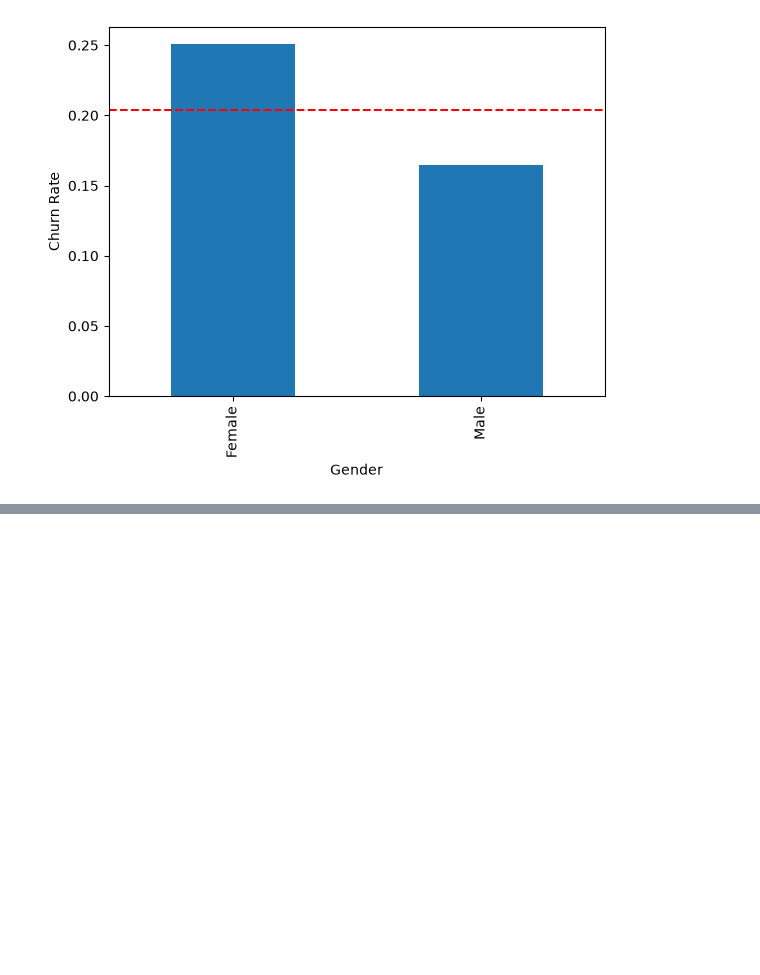
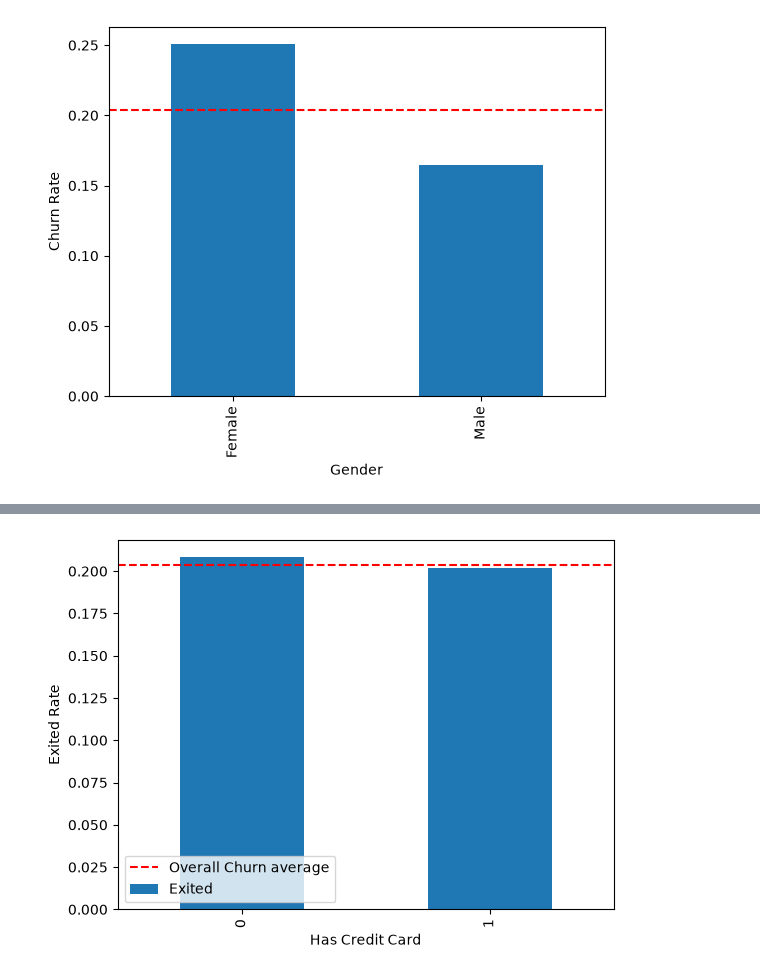
Before and after one commit to olaoluwacode/UD_Customer_Churn_Prediction, a Jupyter notebook: eda.ipynb, the cells around one changed output, grey strips where cells are left out. Drawn from its saved outputs; the diff is of its cells as text; code cells hidden in the pictures; blank space fills up the shorter version.

Commit message:
visualising customers behaviour

```diff
--- a/eda.ipynb
+++ b/eda.ipynb
@@ -192,0 +213,11 @@ plt.show()
+# %%
+# plotting the distribution of customers churn with respect to having a credit card or not
+
+da.groupby("HasCrCard")["Exited"].mean().plot(kind='bar')
+plt.ylabel('Exited Rate')
+plt.xlabel('Has Credit Card')
+plt.axhline(da['Exited'].mean(), color='red', linestyle='--', label='Overall Churn average')
+plt.legend()
+plt.show()
+# %% [output]
+[figure, added]
```
Also changed, not shown: parts of 4 cells of this notebook.
